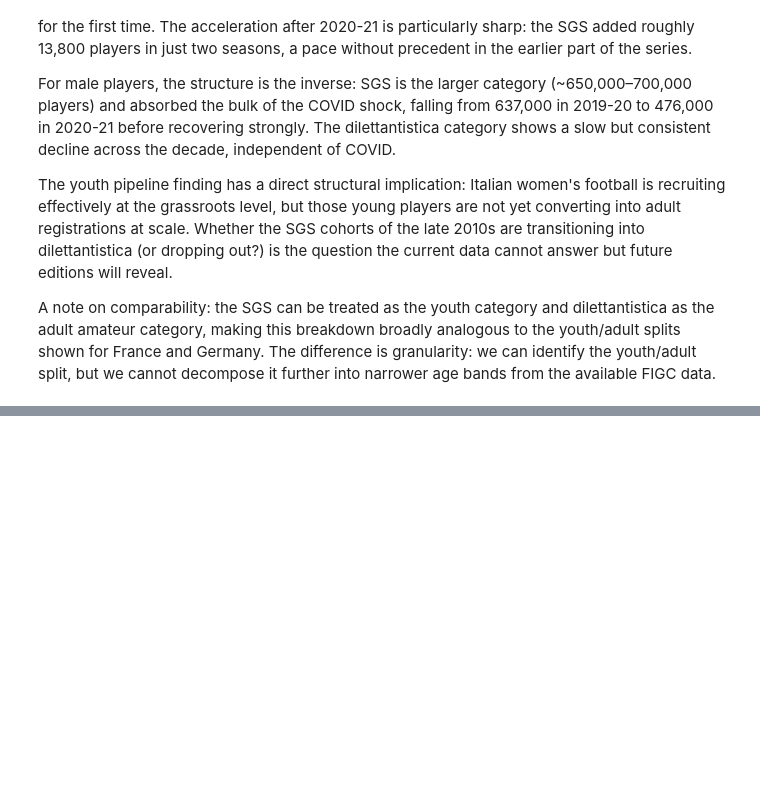
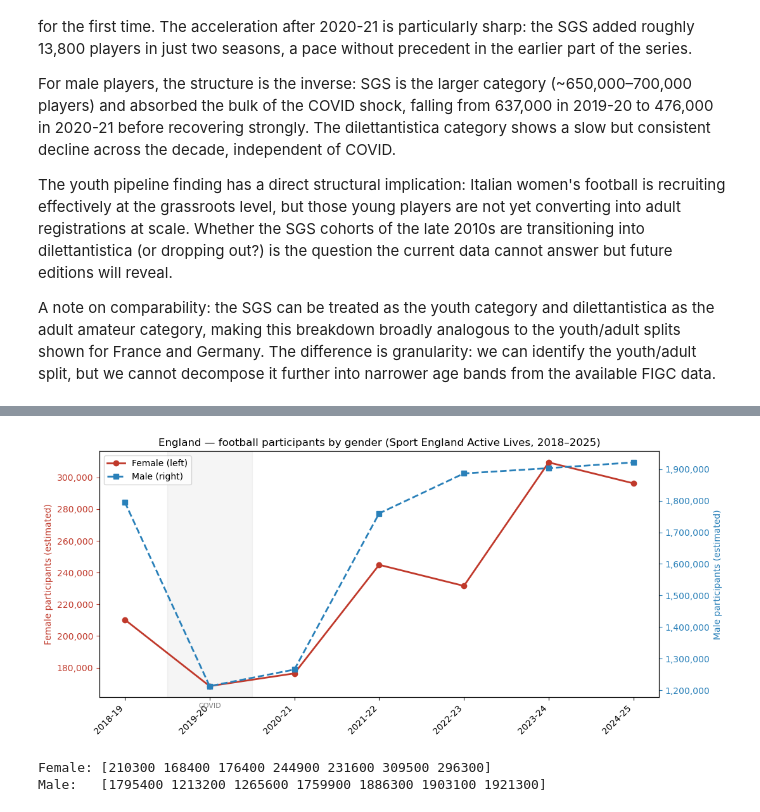
Before and after one commit to pacoraggio/inpat-expat, a Jupyter notebook: women-football/top5_participation_data.ipynb, the cells around one changed output, grey strips where cells are left out. Saved outputs shown, nothing was run; the diff lists cells and outputs as text; code cells hidden in the pictures; blank space fills up the shorter version.

```diff
--- a/women-football/top5_participation_data.ipynb
+++ b/women-football/top5_participation_data.ipynb
@@ -1583,0 +1641,39 @@ A note on comparability: the SGS can be treated as the youth category and dilett
+# %%
+eng_seasons = sorted(eng_adult["season"].unique())
+x = np.arange(len(eng_seasons))
+
+female = eng_adult[eng_adult["gender"] == "female"].set_index("season").reindex(eng_seasons)["population_estimate"]
+male   = eng_adult[eng_adult["gender"] == "male"].set_index("season").reindex(eng_seasons)["population_estimate"]
+
+fig, ax1 = plt.subplots(figsize=(11, 5))
+ax2 = ax1.twinx()
+
+ax1.plot(x, female.values, color="#c0392b", marker="o", linewidth=2, label="Female (left)")
+ax2.plot(x, male.values,   color="#2980b9", marker="s", linewidth=2, linestyle="--", label="Male (right)")
+
+ax1.set_xticks(x)
+ax1.set_xticklabels(eng_seasons, rotation=45, ha="right")
+ax1.set_ylabel("Female participants (estimated)", color="#c0392b")
+ax2.set_ylabel("Male participants (estimated)", color="#2980b9")
+ax1.yaxis.set_major_formatter(mticker.FuncFormatter(lambda v, _: f"{int(v):,}"))
+ax2.yaxis.set_major_formatter(mticker.FuncFormatter(lambda v, _: f"{int(v):,}"))
+ax1.tick_params(axis="y", colors="#c0392b")
+ax2.tick_params(axis="y", colors="#2980b9")
+
+lines1, labels1 = ax1.get_legend_handles_labels()
+lines2, labels2 = ax2.get_legend_handles_labels()
+ax1.legend(lines1 + lines2, labels1 + labels2, loc="upper left")
+
+ax1.set_title("England — football participants by gender (Sport England Active Lives, 2018–2025)")
+ax1.axvspan(0.5, 1.5, alpha=0.08, color="grey")
+ax1.text(1, female.max() * 0.5, "COVID", ha="center", fontsize=8, color="grey")
+
+plt.tight_layout()
+plt.show()
+
+print("Female:", female.values)
+print("Male:  ", male.values)
+# %% [output]
+[figure, added]
+Female: [210300 168400 176400 244900 231600 309500 296300]
+Male:   [1795400 1213200 1265600 1759900 1886300 1903100 1921300]
```
Also changed, not shown: parts of 34 cells of this notebook.
